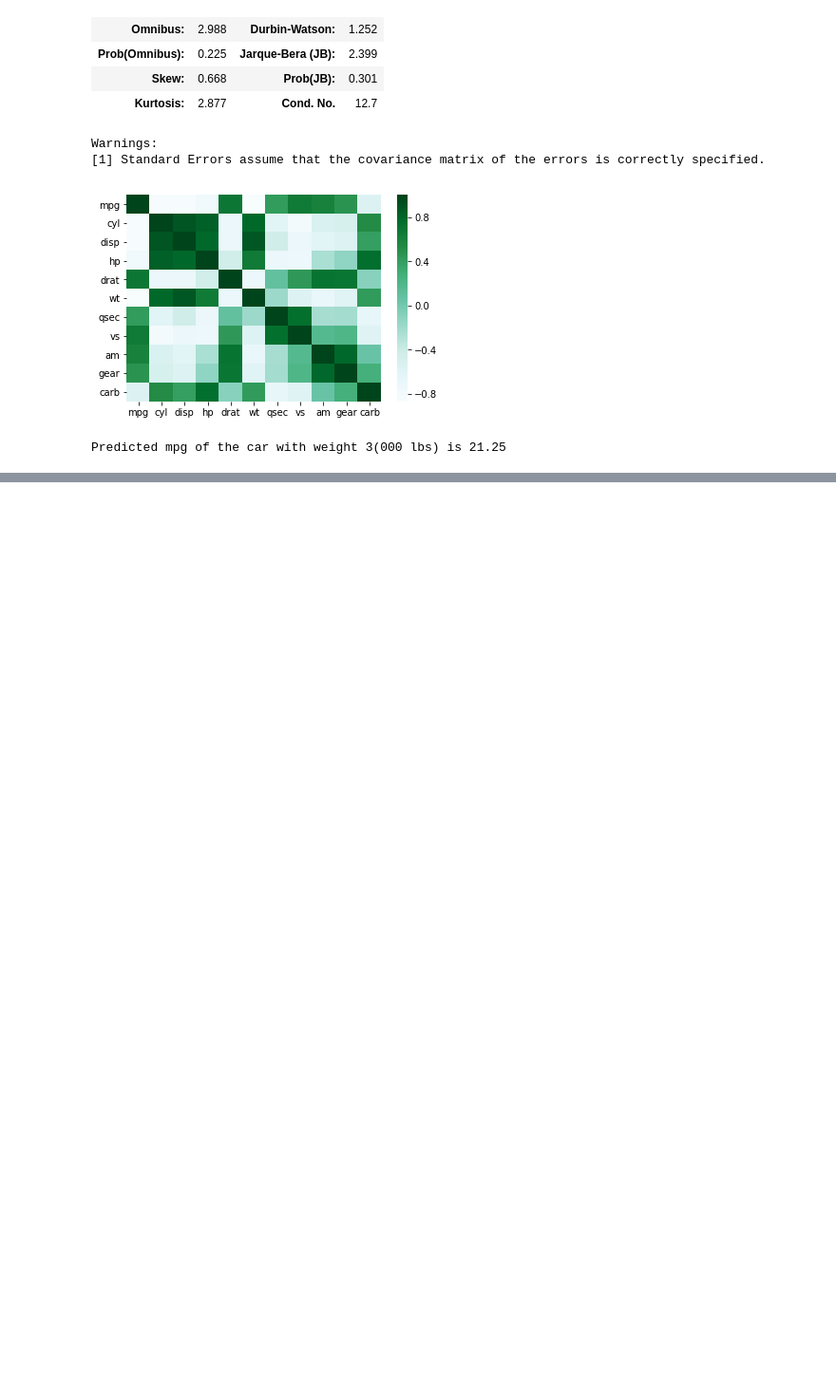
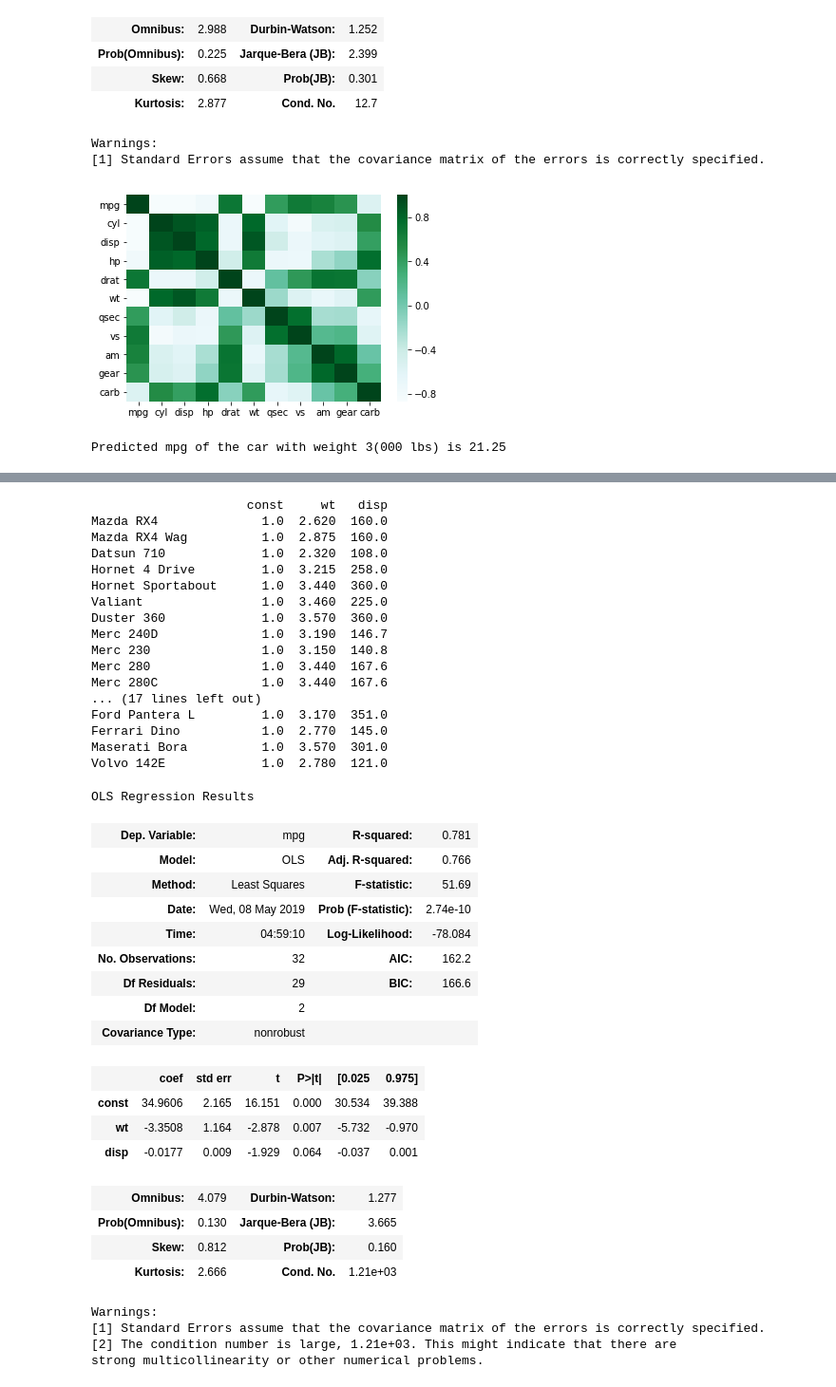
Before and after one commit to bskrm3/PythonTraining, a Jupyter notebook: Dell_Python_Training_Day1.ipynb, the cells around one changed output, grey strips where cells are left out. Shown at 95% size. Drawn from its saved outputs; the diff is of its cells as text; code cells hidden in the pictures; blank space fills up the shorter version.

```diff
--- a/Dell_Python_Training_Day1.ipynb
+++ b/Dell_Python_Training_Day1.ipynb
@@ -508,0 +569,62 @@ R sqare is 0.753
+# %%
+import statsmodels.api as sm
+import scipy.stats as stats
+import matplotlib.pyplot as plt
+
+X = cars[["wt","disp"]]
+y = cars.mpg
+
+X = sm.add_constant(X) # Add an intercept to our model
+print(X)
+
+X = cars[["wt","disp"]]
+y = cars.mpg
+
+X = sm.add_constant(X)
+
+model = sm.OLS(y,X).fit()
+prediction = model.predict(X)
+
+model.summary()
+
+X.drop()
+# %% [output]
+                     const     wt   disp
+Mazda RX4              1.0  2.620  160.0
+Mazda RX4 Wag          1.0  2.875  160.0
+Datsun 710             1.0  2.320  108.0
+Hornet 4 Drive         1.0  3.215  258.0
+Hornet Sportabout      1.0  3.440  360.0
+Valiant                1.0  3.460  225.0
+Duster 360             1.0  3.570  360.0
+Merc 240D              1.0  3.190  146.7
+Merc 230               1.0  3.150  140.8
+Merc 280               1.0  3.440  167.6
+Merc 280C              1.0  3.440  167.6
+... (17 lines left out)
+Ford Pantera L         1.0  3.170  351.0
+Ferrari Dino           1.0  2.770  145.0
+Maserati Bora          1.0  3.570  301.0
+Volvo 142E             1.0  2.780  121.0
+OLS Regression Results
+| Dep. Variable: | mpg | R-squared: | 0.781 |
+| Model: | OLS | Adj. R-squared: | 0.766 |
+| Method: | Least Squares | F-statistic: | 51.69 |
+| Date: | Wed, 08 May 2019 | Prob (F-statistic): | 2.74e-10 |
+| Time: | 04:59:10 | Log-Likelihood: | -78.084 |
+| No. Observations: | 32 | AIC: | 162.2 |
+| Df Residuals: | 29 | BIC: | 166.6 |
+| Df Model: | 2 |  |  |
+| Covariance Type: | nonrobust |  |  |
+|  | coef | std err | t | P>|t| | [0.025 | 0.975] |
+| const | 34.9606 | 2.165 | 16.151 | 0.000 | 30.534 | 39.388 |
+| wt | -3.3508 | 1.164 | -2.878 | 0.007 | -5.732 | -0.970 |
+| disp | -0.0177 | 0.009 | -1.929 | 0.064 | -0.037 | 0.001 |
+| Omnibus: | 4.079 | Durbin-Watson: | 1.277 |
+| Prob(Omnibus): | 0.130 | Jarque-Bera (JB): | 3.665 |
+| Skew: | 0.812 | Prob(JB): | 0.160 |
+| Kurtosis: | 2.666 | Cond. No. | 1.21e+03 |
+Warnings:
+[1] Standard Errors assume that the covariance matrix of the errors is correctly specified.
+[2] The condition number is large, 1.21e+03. This might indicate that there are
+strong multicollinearity or other numerical problems.
```
Also changed, not shown: parts of 33 cells of this notebook.
